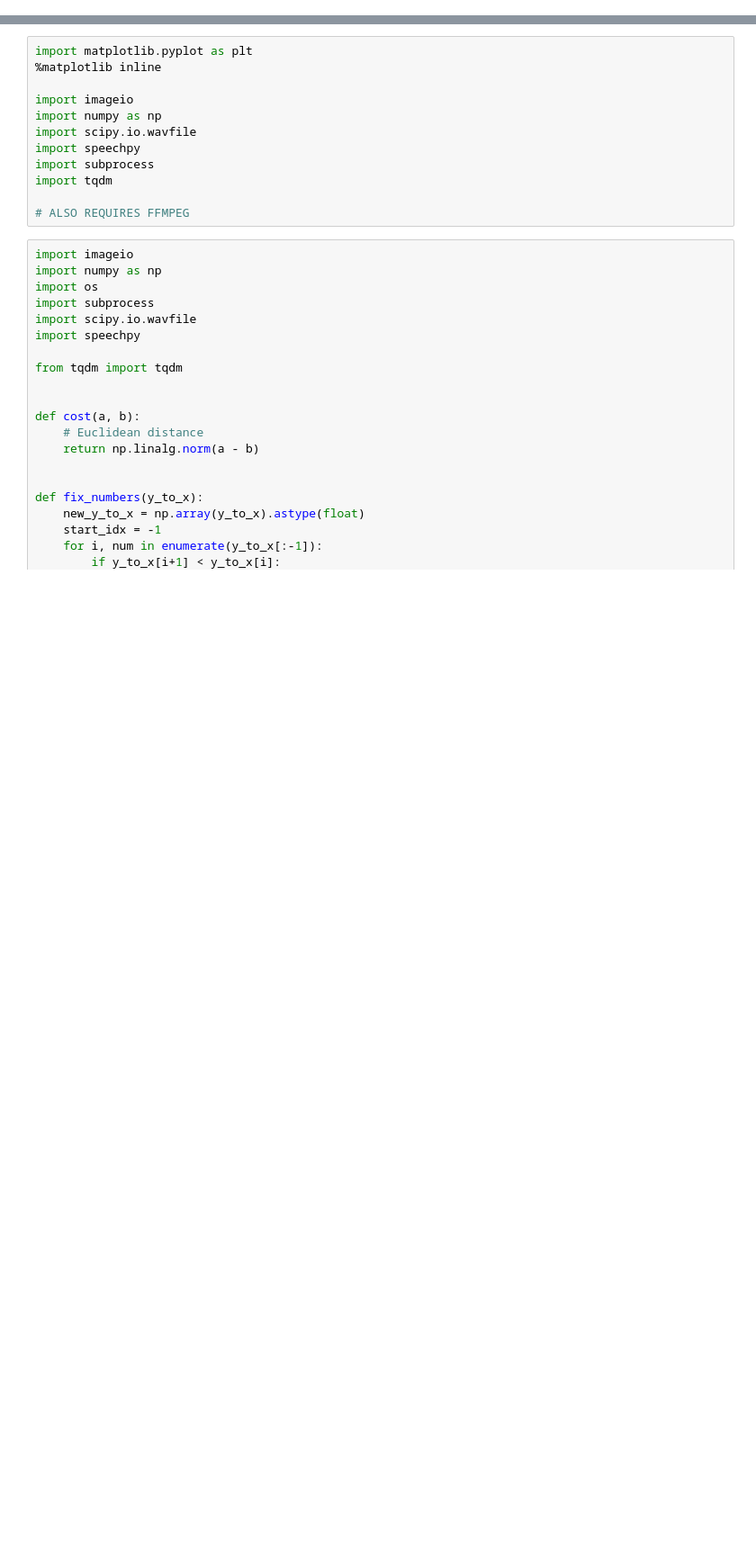
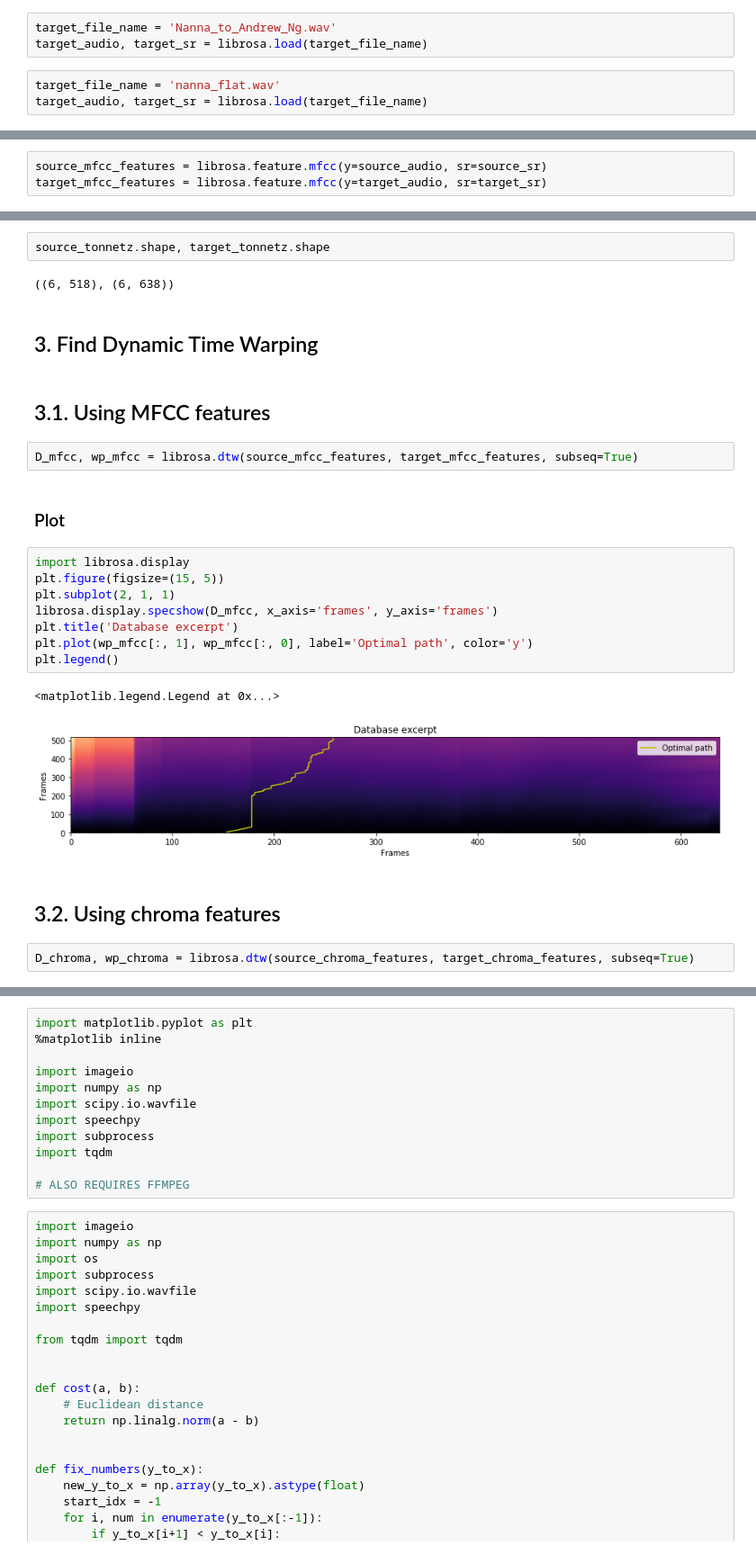
Before and after one commit to voletiv/movie-translation-experiments, a Jupyter notebook: dynamic_programming/pilot/Andrew_Ng_video_translation.ipynb, the cells around one changed output, grey strips where cells are left out. Shown at 90% size. Drawn from its saved outputs; the diff is of its cells as text; blank space fills up the shorter version.

```diff
--- a/dynamic_programming/pilot/Andrew_Ng_video_translation.ipynb
+++ b/dynamic_programming/pilot/Andrew_Ng_video_translation.ipynb
@@ -6,0 +32,6 @@ https://drive.google.com/open?id=1YFhE8Z6T1AK8l2UZ76c9e892sP6mf1sJ
+# %%
+target_file_name = 'Nanna_to_Andrew_Ng.wav'
+target_audio, target_sr = librosa.load(target_file_name)
+# %%
+target_file_name = 'nanna_flat.wav'
+target_audio, target_sr = librosa.load(target_file_name)
@@ -6,0 +46,3 @@ https://drive.google.com/open?id=1YFhE8Z6T1AK8l2UZ76c9e892sP6mf1sJ
+# %%
+source_mfcc_features = librosa.feature.mfcc(y=source_audio, sr=source_sr)
+target_mfcc_features = librosa.feature.mfcc(y=target_audio, sr=target_sr)
@@ -6,0 +71,27 @@ https://drive.google.com/open?id=1YFhE8Z6T1AK8l2UZ76c9e892sP6mf1sJ
+# %%
+source_tonnetz.shape, target_tonnetz.shape
+# %% [output]
+((6, 518), (6, 638))
+# %% [markdown]
+## 3. Find Dynamic Time Warping
+# %% [markdown]
+## 3.1. Using MFCC features
+# %%
+D_mfcc, wp_mfcc = librosa.dtw(source_mfcc_features, target_mfcc_features, subseq=True)
+# %% [markdown]
+### Plot
+# %%
+import librosa.display
+plt.figure(figsize=(15, 5))
+plt.subplot(2, 1, 1)
+librosa.display.specshow(D_mfcc, x_axis='frames', y_axis='frames')
+plt.title('Database excerpt')
+plt.plot(wp_mfcc[:, 1], wp_mfcc[:, 0], label='Optimal path', color='y')
+plt.legend()
+# %% [output]
+<matplotlib.legend.Legend at 0x...>
+[figure, added]
+# %% [markdown]
+## 3.2. Using chroma features
+# %%
+D_chroma, wp_chroma = librosa.dtw(source_chroma_features, target_chroma_features, subseq=True)
```
Also changed, not shown: parts of 24 cells of this notebook.
